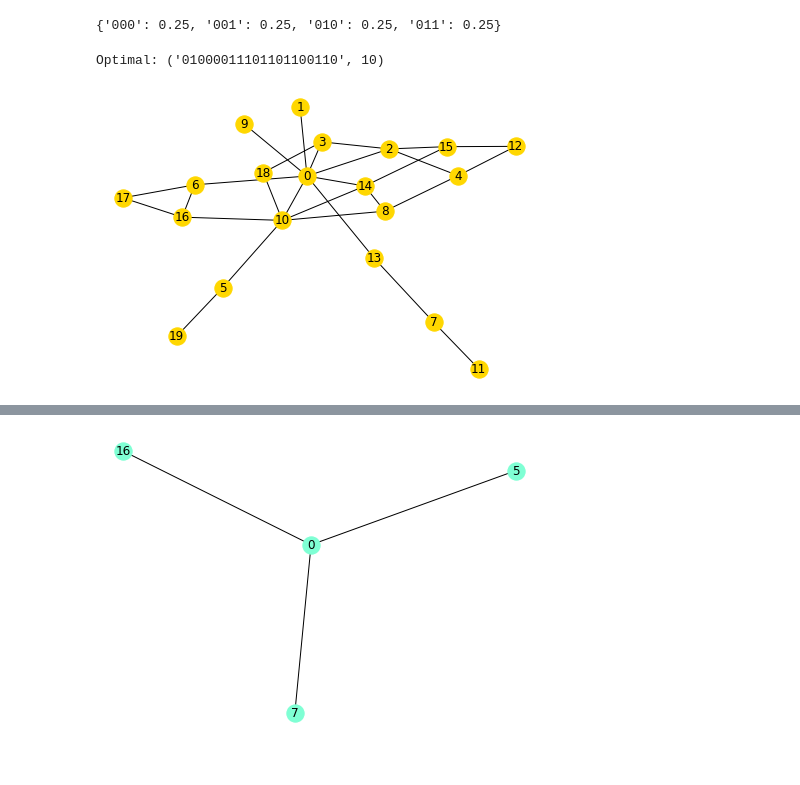
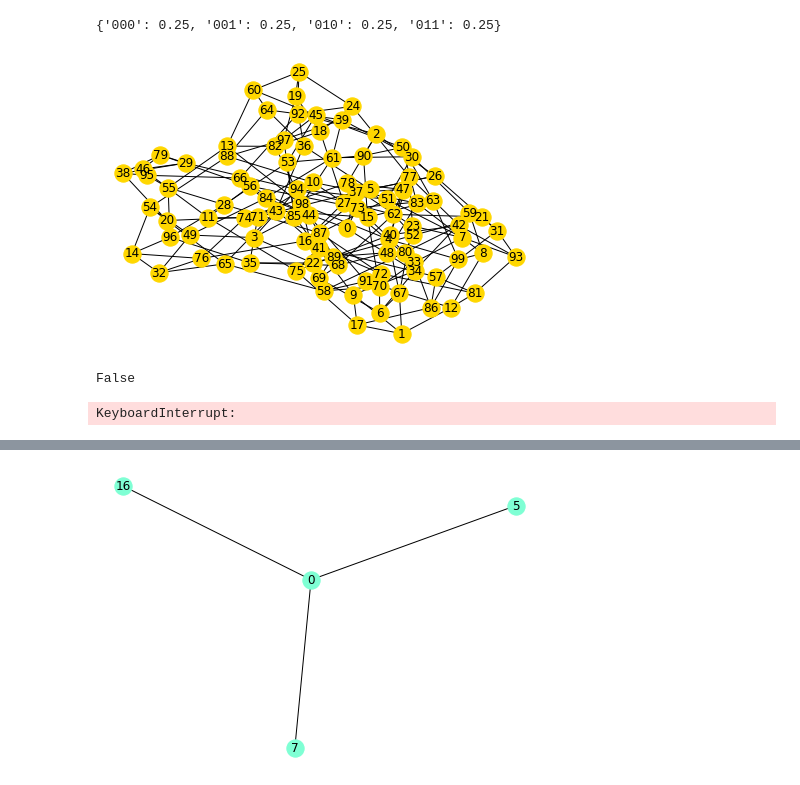
Before and after one commit to teaguetomesh/quantum-local-search, a Jupyter notebook: quantum_local_search.ipynb, the cells around one changed output, grey strips where cells are left out. Drawn from its saved outputs; the diff is of its cells as text; code cells hidden in the pictures.

Commit message:
testing qls on larger graphs

```diff
--- a/quantum_local_search.ipynb
+++ b/quantum_local_search.ipynb
@@ -35,16 +36,23 @@ res.get_counts()
 # %% [output]
 {'000': 0.25, '001': 0.25, '010': 0.25, '011': 0.25}
 # %%
-N = 20
+N = 100
 connected = False
 while not connected:
-    G = nx.erdos_renyi_graph(N, 0.1)
+    #G = nx.erdos_renyi_graph(N, 0.1)
+    G = nx.random_regular_graph(4, N)
     connected = nx.is_connected(G)
-opt = brute_force_search(G)
-print('Optimal:', opt)
 nx.draw_spring(G, with_labels=True, node_color='gold')
 # %% [output]
-Optimal: ('01000011101101100110', 10)
-[figure, old version]
+[figure, new version]
+# %%
+nx.is_isomorphic(nx.random_regular_graph(3,100), nx.random_regular_graph(3,100))
+# %% [output]
+False
+# %%
+opt = brute_force_search(G)
+print('Optimal:', opt)
+# %% [output]
+KeyboardInterrupt:
 # %%
 init_state = '0'*N
```
Also changed, not shown: parts of 3 cells of this notebook.
